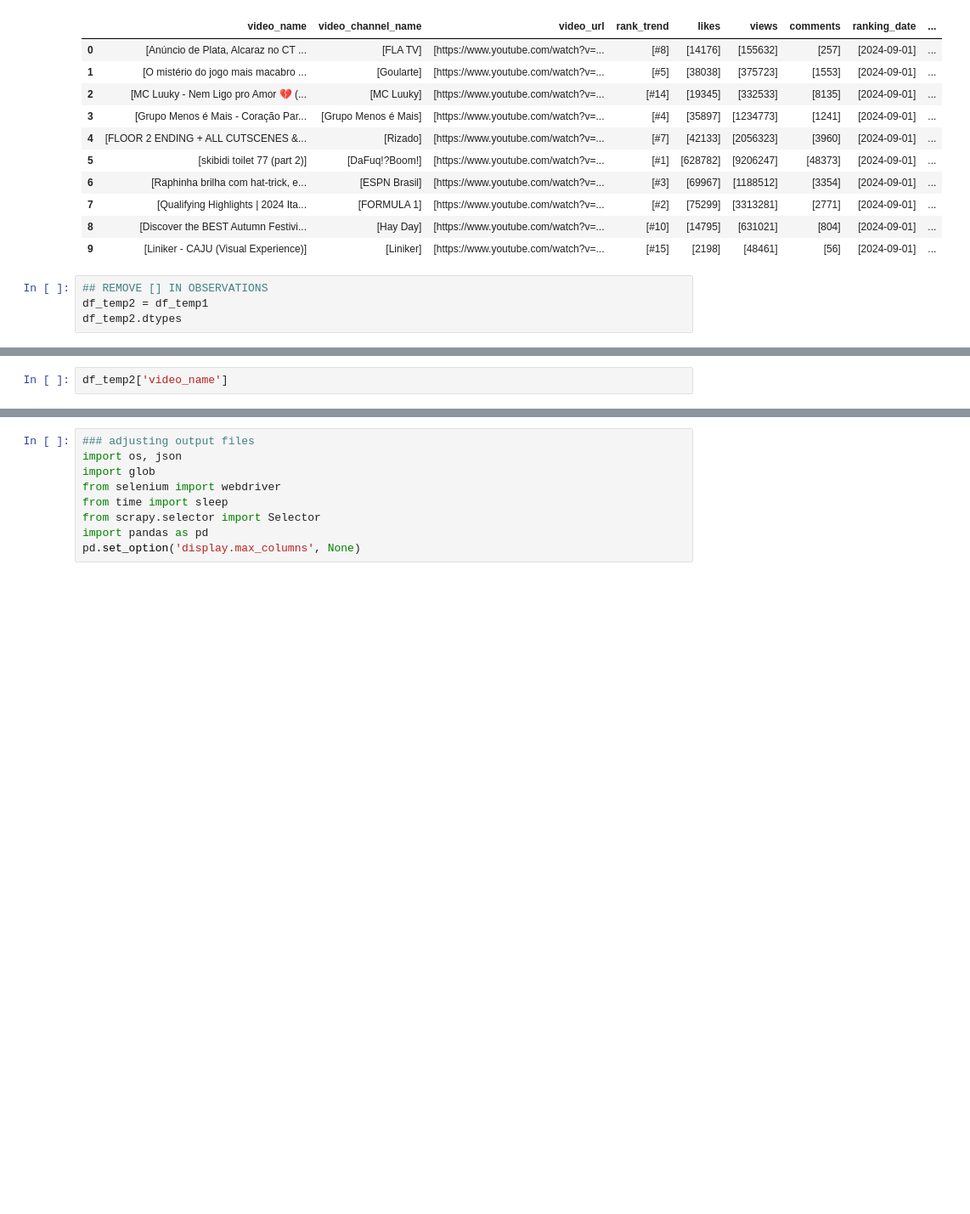
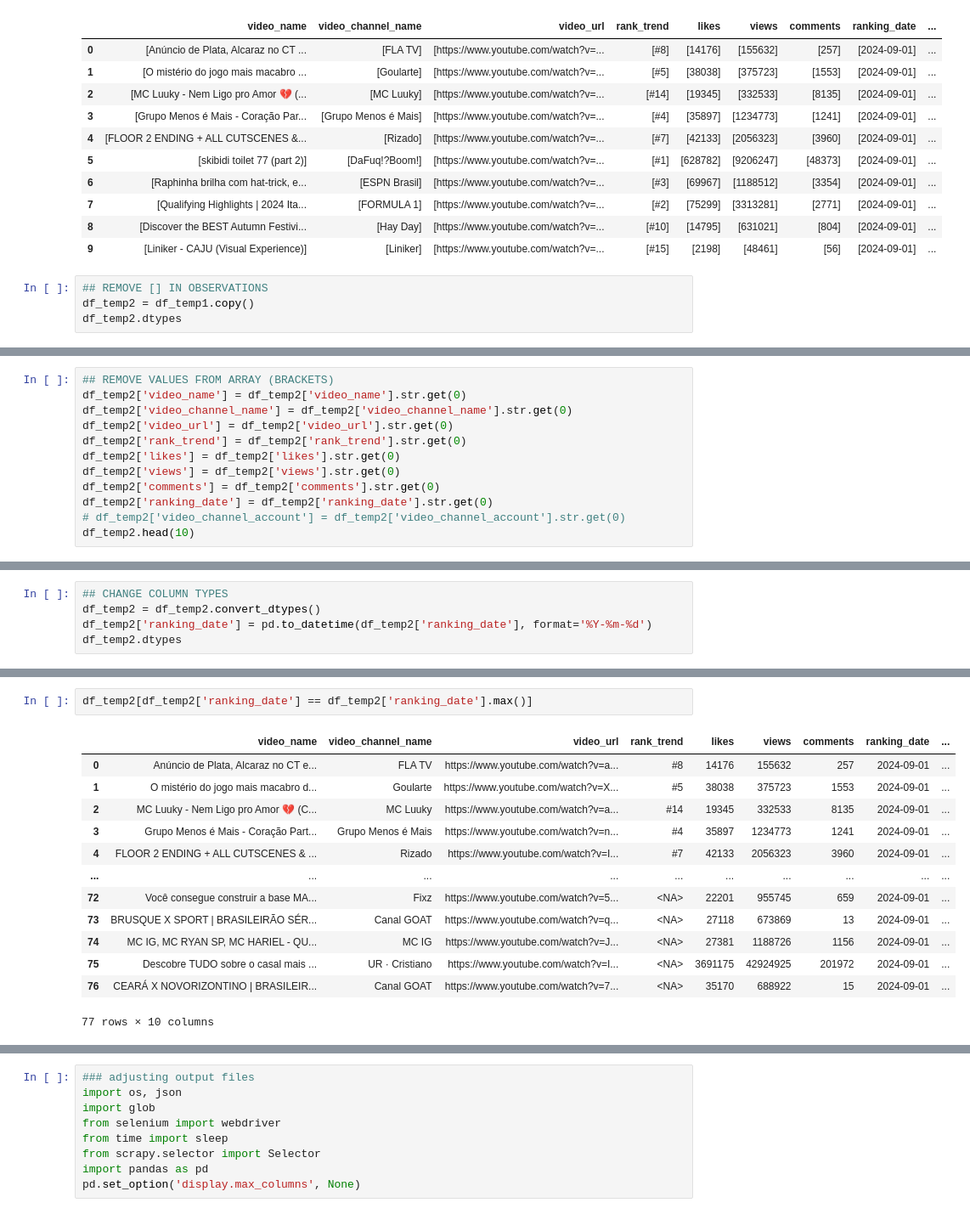
Before and after one commit to dlpires/tcc-mba-usp, a Jupyter notebook: notebooks/create_trending_table.ipynb, the cells around one changed output, grey strips where cells are left out. Shown: that part at 85% size. Drawn from its saved outputs; the diff is of its cells as text; blank space fills up the shorter version.

Commit message:
9º: v3 --> Finish trendings.json file - ETL from youtube trendings data

```diff
--- a/notebooks/create_trending_table.ipynb
+++ b/notebooks/create_trending_table.ipynb
@@ -71,6 +72,6 @@ df_temp1.head(10)
 | 9 | [Liniker - CAJU (Visual Experience)] | [Liniker] | [https://www.youtube.com/watch?v=... | [#15] | [2198] | [48461] | [56] | [2024-09-01] | ... |
 # %%
 ## REMOVE [] IN OBSERVATIONS
-df_temp2 = df_temp1
+df_temp2 = df_temp1.copy()
 df_temp2.dtypes
 # %% [output]
@@ -87,4 +88,14 @@ keywords                 object
 dtype: object
 # %%
-df_temp2['video_name']
+## REMOVE VALUES FROM ARRAY (BRACKETS)
+df_temp2['video_name'] = df_temp2['video_name'].str.get(0)
+df_temp2['video_channel_name'] = df_temp2['video_channel_name'].str.get(0)
+df_temp2['video_url'] = df_temp2['video_url'].str.get(0)
+df_temp2['rank_trend'] = df_temp2['rank_trend'].str.get(0)
+df_temp2['likes'] = df_temp2['likes'].str.get(0)
+df_temp2['views'] = df_temp2['views'].str.get(0)
+df_temp2['comments'] = df_temp2['comments'].str.get(0)
+df_temp2['ranking_date'] = df_temp2['ranking_date'].str.get(0)
+# df_temp2['video_channel_account'] = df_temp2['video_channel_account'].str.get(0)
+df_temp2.head(10)
 # %% [output]
@@ -102,0 +114,5 @@ Name: video_name, Length: 1093, dtype: object
+# %%
+## CHANGE COLUMN TYPES
+df_temp2 = df_temp2.convert_dtypes()
+df_temp2['ranking_date'] = pd.to_datetime(df_temp2['ranking_date'], format='%Y-%m-%d')
+df_temp2.dtypes
@@ -102,0 +151,16 @@ Name: video_name, Length: 1093, dtype: object
+# %%
+df_temp2[df_temp2['ranking_date'] == df_temp2['ranking_date'].max()]
+# %% [output]
+|  | video_name | video_channel_name | video_url | rank_trend | likes | views | comments | ranking_date | ... |
+| 0 | Anúncio de Plata, Alcaraz no CT e... | FLA TV | https://www.youtube.com/watch?v=a... | #8 | 14176 | 155632 | 257 | 2024-09-01 | ... |
+| 1 | O mistério do jogo mais macabro d... | Goularte | https://www.youtube.com/watch?v=X... | #5 | 38038 | 375723 | 1553 | 2024-09-01 | ... |
+| 2 | MC Luuky - Nem Ligo pro Amor 💔 (C... | MC Luuky | https://www.youtube.com/watch?v=a... | #14 | 19345 | 332533 | 8135 | 2024-09-01 | ... |
+| 3 | Grupo Menos é Mais - Coração Part... | Grupo Menos é Mais | https://www.youtube.com/watch?v=n... | #4 | 35897 | 1234773 | 1241 | 2024-09-01 | ... |
+| 4 | FLOOR 2 ENDING + ALL CUTSCENES & ... | Rizado | https://www.youtube.com/watch?v=I... | #7 | 42133 | 2056323 | 3960 | 2024-09-01 | ... |
+| ... | ... | ... | ... | ... | ... | ... | ... | ... | ... |
+| 72 | Você consegue construir a base MA... | Fixz | https://www.youtube.com/watch?v=5... | <NA> | 22201 | 955745 | 659 | 2024-09-01 | ... |
+| 73 | BRUSQUE X SPORT | BRASILEIRÃO SÉR... | Canal GOAT | https://www.youtube.com/watch?v=q... | <NA> | 27118 | 673869 | 13 | 2024-09-01 | ... |
+| 74 | MC IG, MC RYAN SP, MC HARIEL - QU... | MC IG | https://www.youtube.com/watch?v=J... | <NA> | 27381 | 1188726 | 1156 | 2024-09-01 | ... |
+| 75 | Descobre TUDO sobre o casal mais ... | UR · Cristiano | https://www.youtube.com/watch?v=I... | <NA> | 3691175 | 42924925 | 201972 | 2024-09-01 | ... |
+| 76 | CEARÁ X NOVORIZONTINO | BRASILEIR... | Canal GOAT | https://www.youtube.com/watch?v=7... | <NA> | 35170 | 688922 | 15 | 2024-09-01 | ... |
+77 rows × 10 columns
```
Also changed, not shown: parts of 12 cells of this notebook, 2 other files.
